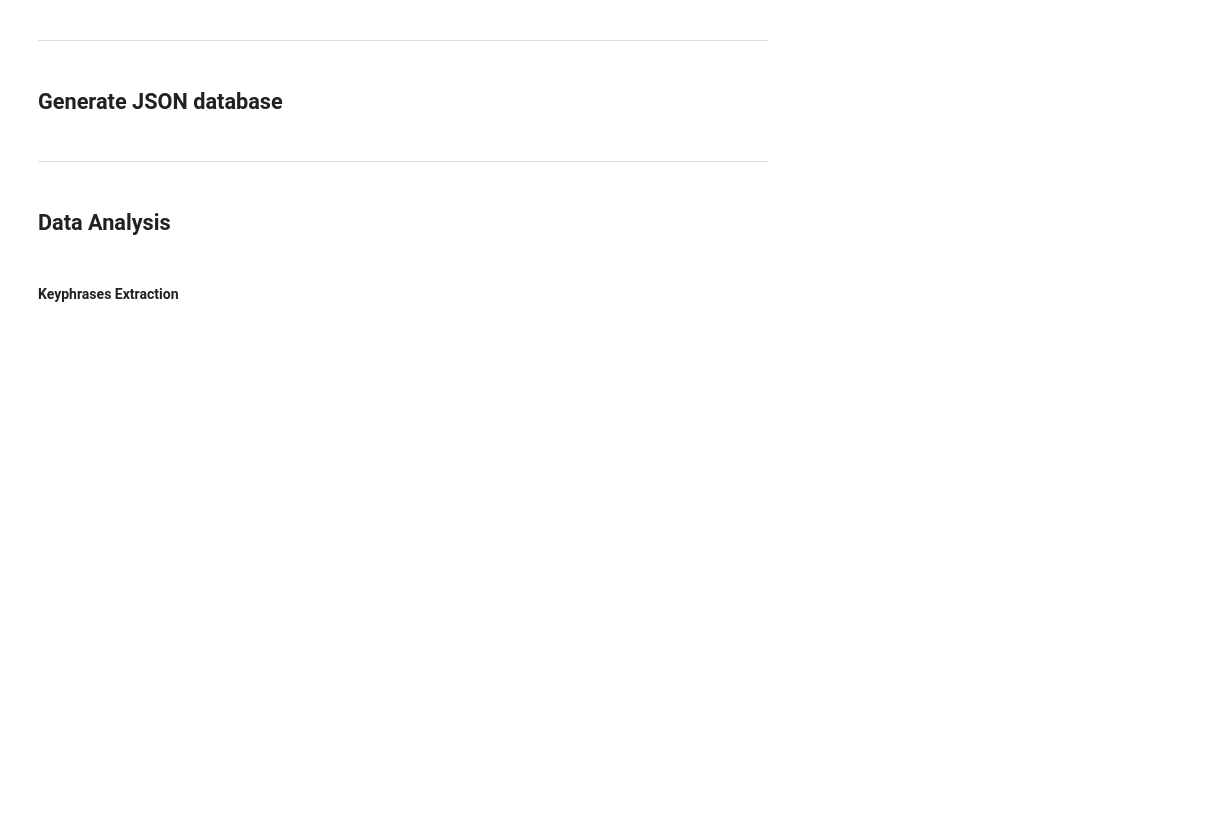
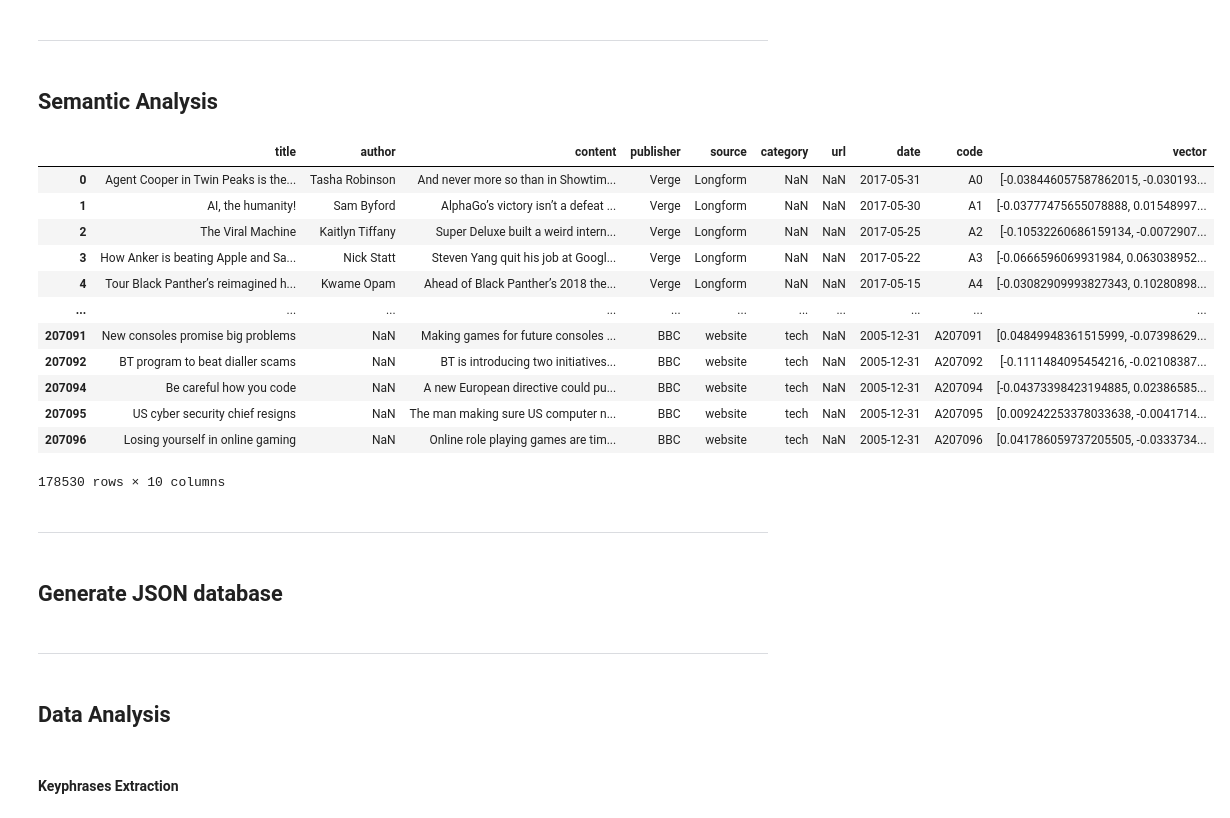
Before and after one commit to diogofonte/feup-pri, a Jupyter notebook: data_preparation/pipeline.ipynb, the cells around one changed output. Drawn from its saved outputs; the diff is of its cells as text; code cells hidden in the pictures; blank space fills up the shorter version.

Commit message:
Corrected interpolation process and added vector for semantic analysis

```diff
--- a/data_preparation/pipeline.ipynb
+++ b/data_preparation/pipeline.ipynb
@@ -153,5 +229,42 @@ print("Number of rows: ", rows_count_news_dataset)
 # %% [markdown]
 ---
+# %% [markdown]
+## Semantic Analysis
+# %%
+from sentence_transformers import SentenceTransformer
+
+def embed_title(model, title):
+    embedding = model.encode([title])
+    return [float(w) for w in embedding[0]]
+
+def update_dataframe_with_embeddings(df):
+    try:
+        model_name = 'all-MiniLM-L6-v2'
+        model = SentenceTransformer(model_name)
+    except Exception as e:
+        print("Error occurred initializing model:", e)
+        return df
+
+    df['vector'] = df['title'].apply(lambda title: embed_title(model, title))
+    return df
+
+update_dataframe_with_embeddings(news_dataset)
+# %% [output]
+|  | title | author | content | publisher | source | category | url | date | code | vector |
+| 0 | Agent Cooper in Twin Peaks is the... | Tasha Robinson | And never more so than in Showtim... | Verge | Longform | NaN | NaN | 2017-05-31 | A0 | [-0.038446057587862015, -0.030193... |
+| 1 | AI, the humanity! | Sam Byford | AlphaGo’s victory isn’t a defeat ... | Verge | Longform | NaN | NaN | 2017-05-30 | A1 | [-0.03777475655078888, 0.01548997... |
+| 2 | The Viral Machine | Kaitlyn Tiffany | Super Deluxe built a weird intern... | Verge | Longform | NaN | NaN | 2017-05-25 | A2 | [-0.10532260686159134, -0.0072907... |
+| 3 | How Anker is beating Apple and Sa... | Nick Statt | Steven Yang quit his job at Googl... | Verge | Longform | NaN | NaN | 2017-05-22 | A3 | [-0.0666596069931984, 0.063038952... |
+| 4 | Tour Black Panther’s reimagined h... | Kwame Opam | Ahead of Black Panther’s 2018 the... | Verge | Longform | NaN | NaN | 2017-05-15 | A4 | [-0.03082909993827343, 0.10280898... |
+| ... | ... | ... | ... | ... | ... | ... | ... | ... | ... | ... |
+| 207091 | New consoles promise big problems | NaN | Making games for future consoles ... | BBC | website | tech | NaN | 2005-12-31 | A207091 | [0.04849948361515999, -0.07398629... |
+| 207092 | BT program to beat dialler scams | NaN | BT is introducing two initiatives... | BBC | website | tech | NaN | 2005-12-31 | A207092 | [-0.1111484095454216, -0.02108387... |
+| 207094 | Be careful how you code | NaN | A new European directive could pu... | BBC | website | tech | NaN | 2005-12-31 | A207094 | [-0.04373398423194885, 0.02386585... |
+| 207095 | US cyber security chief resigns | NaN | The man making sure US computer n... | BBC | website | tech | NaN | 2005-12-31 | A207095 | [0.009242253378033638, -0.0041714... |
+| 207096 | Losing yourself in online gaming | NaN | Online role playing games are tim... | BBC | website | tech | NaN | 2005-12-31 | A207096 | [0.041786059737205505, -0.0333734... |
+178530 rows × 10 columns
+# %% [markdown]
+---
 # %% [markdown]
 ## Generate JSON database
 # %%
```
Also changed, not shown: parts of 15 cells of this notebook, 2 other files.
